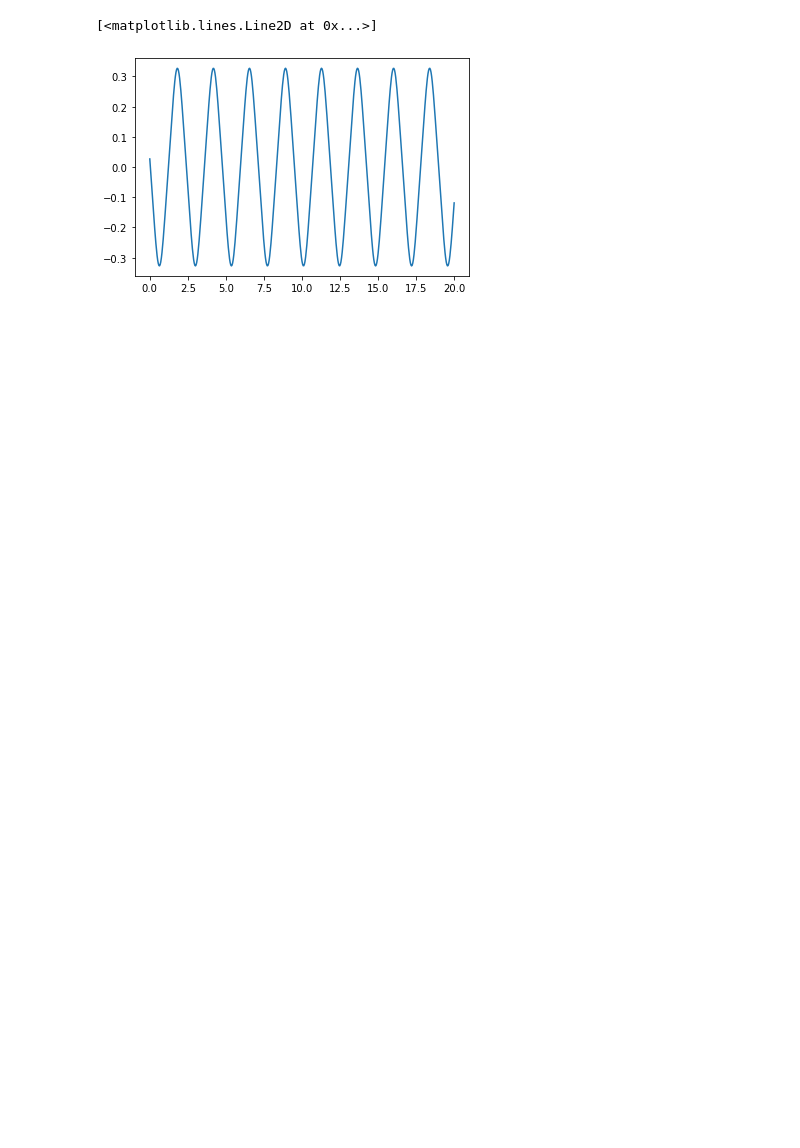
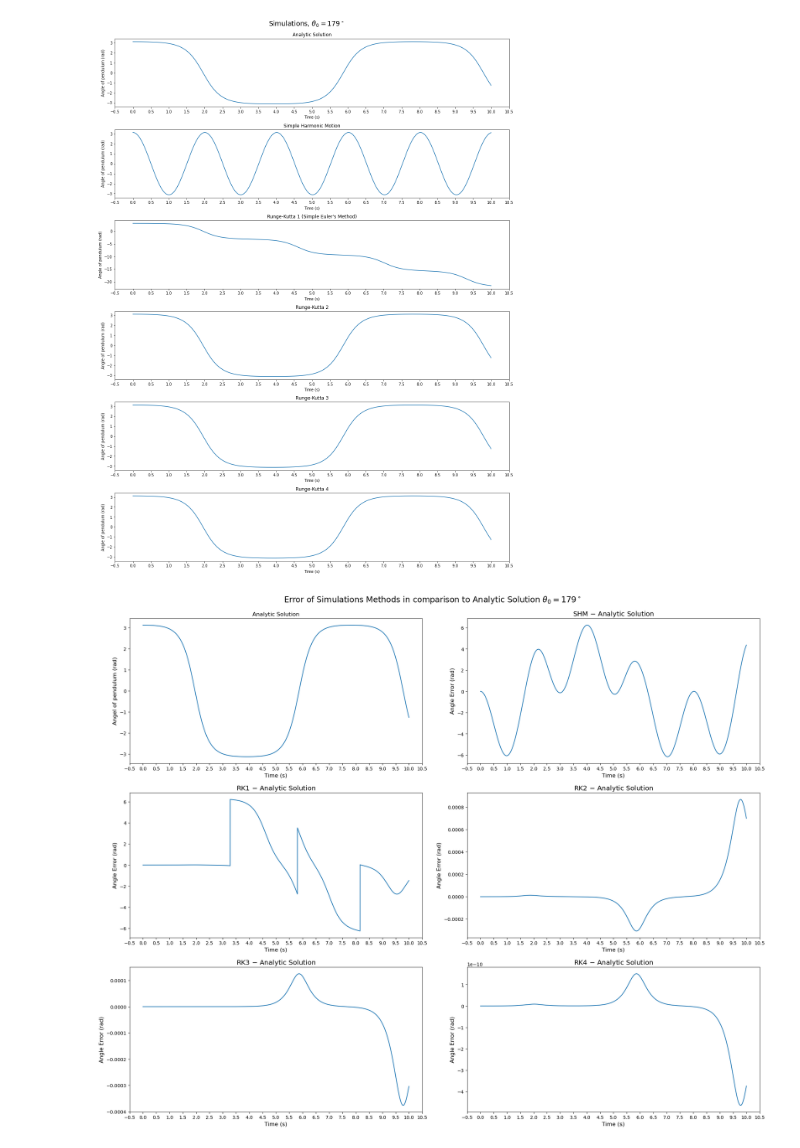
Before and after one commit to AdarshI/pendulum-simulations-77, a Jupyter notebook: pendulum_simulations.ipynb, the cells around one changed output. Cells and saved outputs as stored; diff of their text form; code cells hidden in the pictures; blank space fills up the shorter version.

```diff
--- a/pendulum_simulations.ipynb
+++ b/pendulum_simulations.ipynb
@@ -11,3 +7,0 @@ def position(theta, length):
-# %%
-def get_alpha(theta, length):
-        return -cons.g/length * np.sin(theta)
@@ -97,8 +203,6 @@ def theta_analytic(t, theta_0, length):
 # %%
 def simulate(times, theta_0, length, dt=1e-3, step_fn=runge_kutta_1):
-    # times = np.arange(num_steps)*dt
     num_steps = len(times)
-    pos = np.ndarray((num_steps, 2))
     theta_arr = np.zeros(num_steps)
     theta = theta_0
     omega = 0
@@ -106,4 +210,34 @@ def simulate(times, theta_0, length, dt=1e-3, step_fn=runge_kutta_1):
         theta_arr[t] = theta
         theta, omega = step_fn(theta, omega, length, dt)
     return theta_arr
+# %%
+def sim_runner(angle_i, length, duration, deltatime=1e-3):
+    '''
+    Runs every type of simulation method and the analytical solution over the given parameters
+
+    Arguments
+    ---------
+    angle_i : float
+    Initial angle in degrees, measured CCW from the vertical
+
+    length : float
+    The length of the pendulum arm
+
+    duration : float
+    The time in seconds of simulation
+
+    deltatime : scalar, optional
+    The timestep used between each computation in the Runge-Kutta methods.
+    The Analytic and SHM simulations will run to match the Runge-Kutta data in timesteps.
+    '''
+    theta_0 = np.pi / 180 * np.array([angle_i])
+    times = np.arange(0, duration+deltatime, deltatime)
+
+    theta_an = np.array([theta_analytic(t, theta_0, length) for t in times]).T[0]
+    theta_shm = theta_0 * np.cos( np.sqrt(cons.g / length) * times)
+    theta_rk1 = simulate(times, theta_0, length, step_fn=runge_kutta_1, dt=deltatime)
+    theta_rk2 = simulate(times, theta_0, length, step_fn=runge_kutta_2, dt=deltatime)
+    theta_rk3 = simulate(times, theta_0, length, step_fn=runge_kutta_3, dt=deltatime)
+    theta_rk4 = simulate(times, theta_0, length, step_fn=runge_kutta_4, dt=deltatime)
+    return np.array([times, theta_an, theta_shm, theta_rk1, theta_rk2, theta_rk3, theta_rk4])
 # %%
@@ -191,19 +281,0 @@ plt.show()
-# %%
-import csv
-f_csv = open('keisan.csv', 'r')
-read_rk4 = csv.reader(f_csv, delimiter=',')
-
-keitimes = []
-keithetas = []
-
-for row in read_rk4:
-    keitimes.append(float(row[0]))
-    keithetas.append(float(row[1]))
-
-keitimes = np.array(keitimes)
-keithetas = np.array(keithetas)
-
-plt.plot(keitimes, keithetas-theta_an)
-# %% [output]
-[<matplotlib.lines.Line2D at 0x...>]
-[figure, removed]
@@ -209,0 +366,11 @@ plt.plot(keitimes, keithetas-theta_an)
+# %%
+angle_i = 179 #degrees
+duration = 10 #seconds
+sim_data = sim_runner(angle_i=angle_i, length=np.array(1), duration=duration, deltatime=1e-3)
+# %%
+plot_sims(*sim_data, angle_i=angle_i, duration=duration)
+plot_errors(*sim_data, angle_i=angle_i, duration=duration)
+plot_rkdiffs(*(np.delete(sim_data, [1, 2], axis=0)), angle_i=angle_i, duration=duration)
+# %% [output]
+[figure, added]
+[figure, added]
```
Also changed, not shown: parts of 13 cells of this notebook, 10 other files.
